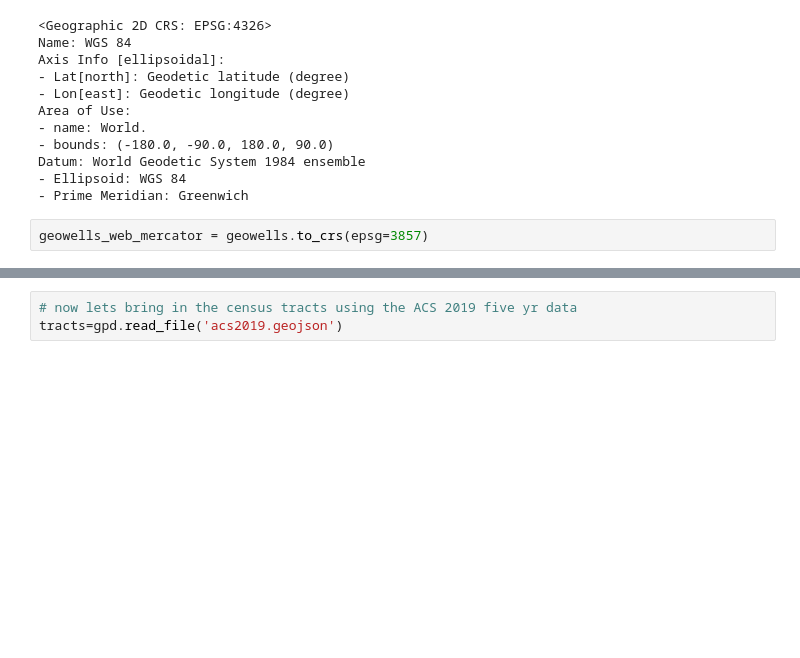
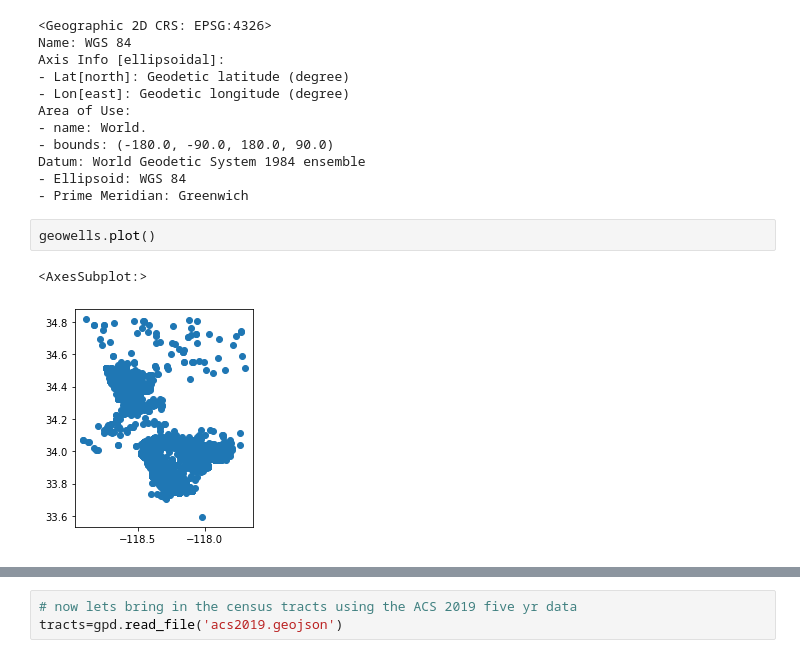
Before and after one commit to lillianmliang/pipelines, a Jupyter notebook: final/wells and race/idle wells and race.ipynb, the cells around one changed output, grey strips where cells are left out. Saved outputs shown, nothing was run; the diff lists cells and outputs as text; blank space fills up the shorter version.

```diff
--- a/final/wells and race/idle wells and race.ipynb
+++ b/final/wells and race/idle wells and race.ipynb
@@ -64,6 +76,9 @@ Area of Use:
 Datum: World Geodetic System 1984 ensemble
 - Ellipsoid: WGS 84
 - Prime Meridian: Greenwich
-# %%
-geowells_web_mercator = geowells.to_crs(epsg=3857)
+# %%
+geowells.plot()
+# %% [output]
+<AxesSubplot:>
+[figure, added]
 # %%
```
Also changed, not shown: parts of 30 cells of this notebook.
